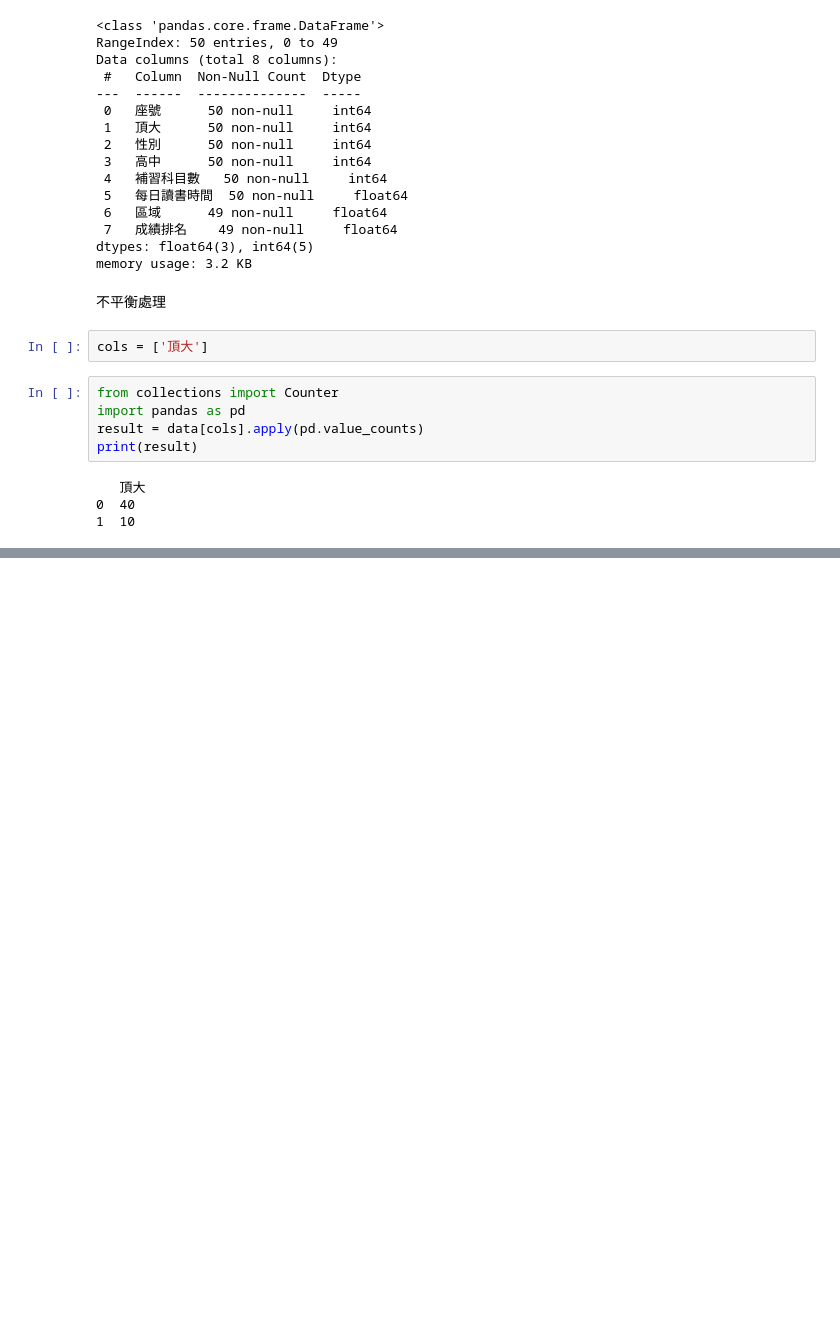
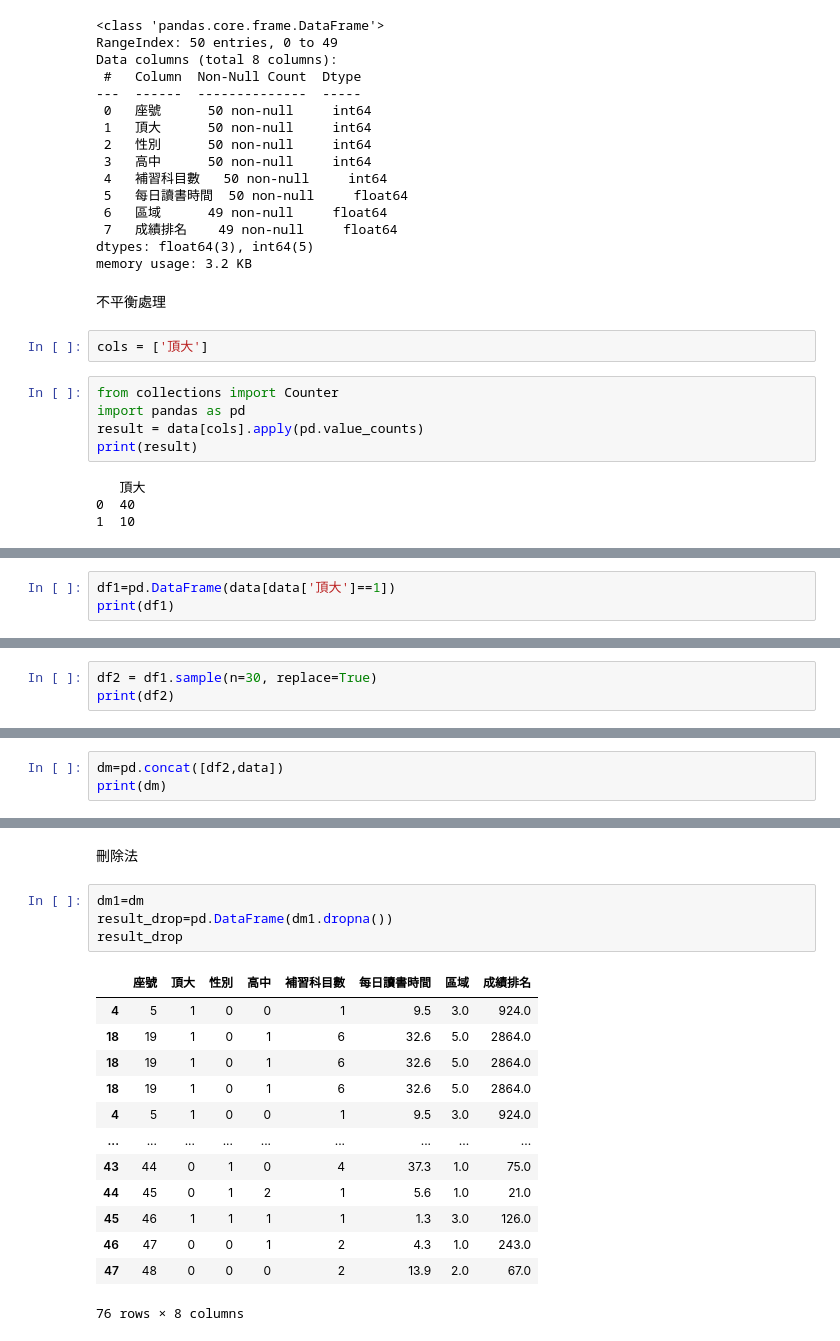
Before and after one commit to Doltrang/lyumin80224.github.io, a Jupyter notebook: test1022.ipynb, the cells around one changed output, grey strips where cells are left out. Cells and saved outputs as stored; diff of their text form; blank space fills up the shorter version.

```diff
--- a/test1022.ipynb
+++ b/test1022.ipynb
@@ -57,0 +60,3 @@ print(result)
+# %%
+df1=pd.DataFrame(data[data['頂大']==1])
+print(df1)
@@ -57,0 +75,3 @@ print(result)
+# %%
+df2 = df1.sample(n=30, replace=True)
+print(df2)
@@ -57,0 +96,3 @@ print(result)
+# %%
+dm=pd.concat([df2,data])
+print(dm)
@@ -57,0 +170,20 @@ print(result)
+# %% [markdown]
+刪除法
+# %%
+dm1=dm
+result_drop=pd.DataFrame(dm1.dropna())
+result_drop
+# %% [output]
+|  | 座號 | 頂大 | 性別 | 高中 | 補習科目數 | 每日讀書時間 | 區域 | 成績排名 |
+| 4 | 5 | 1 | 0 | 0 | 1 | 9.5 | 3.0 | 924.0 |
+| 18 | 19 | 1 | 0 | 1 | 6 | 32.6 | 5.0 | 2864.0 |
+| 18 | 19 | 1 | 0 | 1 | 6 | 32.6 | 5.0 | 2864.0 |
+| 18 | 19 | 1 | 0 | 1 | 6 | 32.6 | 5.0 | 2864.0 |
+| 4 | 5 | 1 | 0 | 0 | 1 | 9.5 | 3.0 | 924.0 |
+| ... | ... | ... | ... | ... | ... | ... | ... | ... |
+| 43 | 44 | 0 | 1 | 0 | 4 | 37.3 | 1.0 | 75.0 |
+| 44 | 45 | 0 | 1 | 2 | 1 | 5.6 | 1.0 | 21.0 |
+| 45 | 46 | 1 | 1 | 1 | 1 | 1.3 | 3.0 | 126.0 |
+| 46 | 47 | 0 | 0 | 1 | 2 | 4.3 | 1.0 | 243.0 |
+| 47 | 48 | 0 | 0 | 0 | 2 | 13.9 | 2.0 | 67.0 |
+76 rows × 8 columns
```
Also changed, not shown: parts of 23 cells of this notebook.
